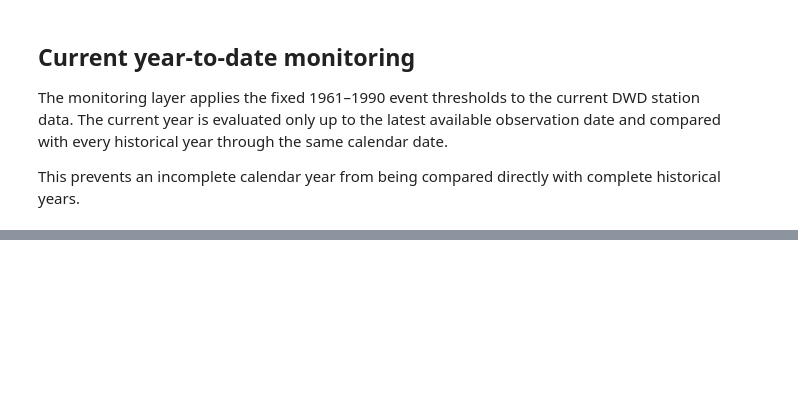
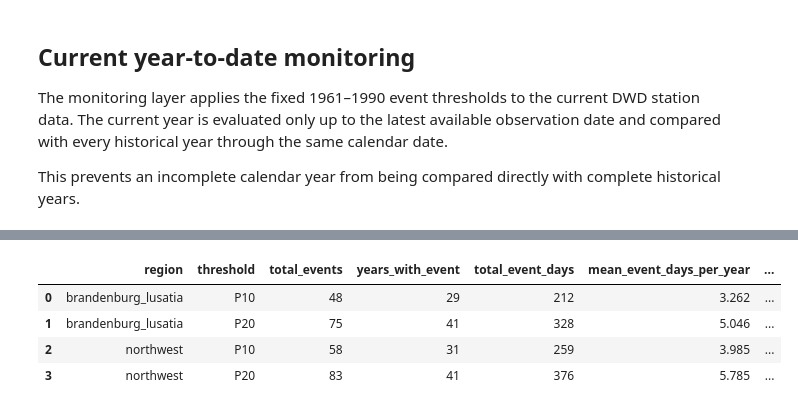
Before and after one commit to abraxasaurum/compound-hot-dry-events-germany, a Jupyter notebook: notebooks/01_compound_hot_dry_analysis.ipynb, the cells around one changed output, grey strips where cells are left out. Cells and saved outputs as stored; diff of their text form; code cells hidden in the pictures; blank space fills up the shorter version.

Commit message:
Add P20 sensitivity and robust trend diagnostics

```diff
--- a/notebooks/01_compound_hot_dry_analysis.ipynb
+++ b/notebooks/01_compound_hot_dry_analysis.ipynb
@@ -227,0 +236,24 @@ Latest available DWD date: 2026-08-11
+# %%
+robustness_comparison = pd.read_csv(
+    OUTPUT_DIR / "robustness_threshold_comparison.csv"
+)
+
+robustness_trends = pd.read_csv(
+    OUTPUT_DIR / "robustness_trend_statistics.csv"
+)
+
+robustness_region_difference = pd.read_csv(
+    OUTPUT_DIR / "robustness_region_difference.csv"
+)
+
+robustness_descriptive = pd.read_csv(
+    OUTPUT_DIR / "robustness_descriptive_statistics.csv"
+)
+
+robustness_comparison.round(3)
+# %% [output]
+|  | region | threshold | total_events | years_with_event | total_event_days | mean_event_days_per_year | ... |
+| 0 | brandenburg_lusatia | P10 | 48 | 29 | 212 | 3.262 | ... |
+| 1 | brandenburg_lusatia | P20 | 75 | 41 | 328 | 5.046 | ... |
+| 2 | northwest | P10 | 58 | 31 | 259 | 3.985 | ... |
+| 3 | northwest | P20 | 83 | 41 | 376 | 5.785 | ... |
```
Also changed, not shown: parts of 5 cells of this notebook, 1 other file.
